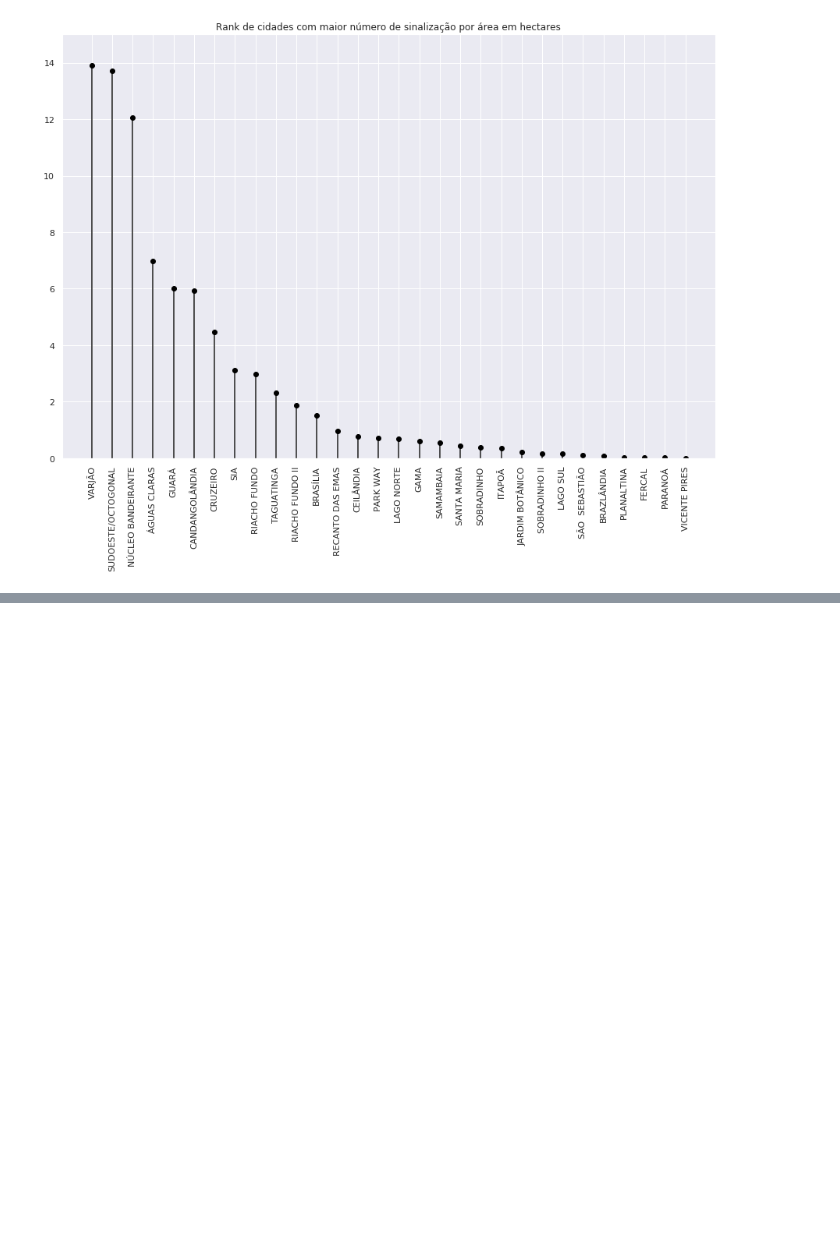
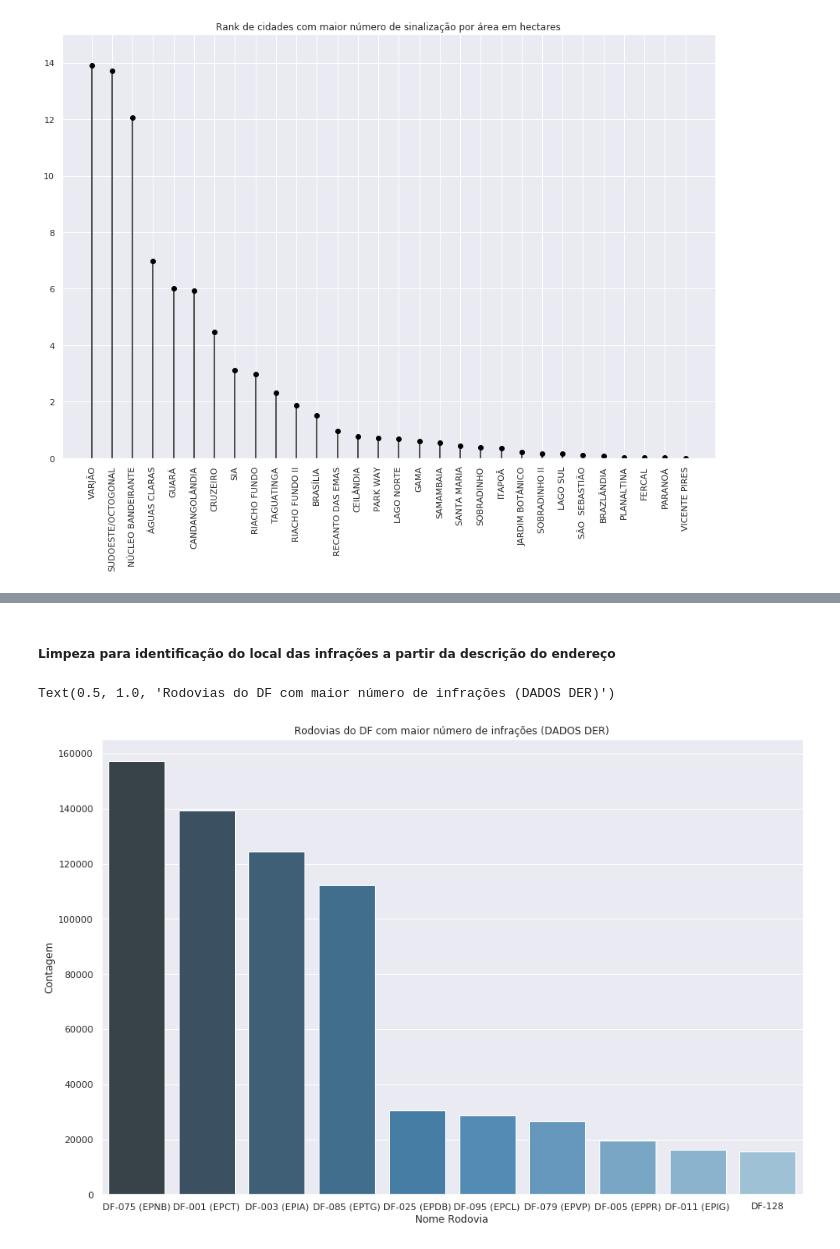
Before and after one commit to IagoCarvalho/tcc_scripts, a Jupyter notebook: QP03-Analysis.ipynb, the cells around one changed output, grey strips where cells are left out. Drawn from its saved outputs; the diff is of its cells as text; code cells hidden in the pictures; blank space fills up the shorter version.

```diff
--- a/QP03-Analysis.ipynb
+++ b/QP03-Analysis.ipynb
@@ -200,0 +207,39 @@ Text(0.5, 1.0, 'Regiões com maior número de acidentes fatais')
+# %% [markdown]
+##### Limpeza para identificação do local das infrações a partir da descrição do endereço
+# %%
+df_infracoes_der_2018_2019_ra = df_infracoes_der_2018_2019
+df_infracoes_der_2018_2019_ra.auinf_local_rodovia = df_infracoes_der_2018_2019_ra.auinf_local_rodovia.astype(str)
+
+lista_rodovias = []
+
+for rodovia in df_infracoes_der_2018_2019_ra.auinf_local_rodovia:
+    lista_rodovias.append(rodovia)
+
+lista_ids_rodovias = [(wrap(id_rodovia, 10)[0]).upper().replace(' ', '-').replace(' ', '').replace('-DF', 'DF') for id_rodovia in lista_rodovias]
+lista_ids_rodovias = [wrap(id_rodovia, 6)[0] for id_rodovia in lista_ids_rodovias]
+
+df_infracoes_der_2018_2019_ra['ID rodovia'] = lista_ids_rodovias
+# %%
+infracoes_por_rodovia = df_infracoes_der_2018_2019_ra['ID rodovia'].value_counts().reset_index(name = 'contagem')
+infracoes_por_rodovia.columns = ['Nome Rodovia', 'Contagem']
+infracoes_por_rodovia = infracoes_por_rodovia[~infracoes_por_rodovia['Nome Rodovia'].str.contains(" |V|\t")]
+infracoes_por_rodovia = infracoes_por_rodovia[infracoes_por_rodovia['Nome Rodovia'].str.contains("DF")]
+infracoes_por_rodovia = infracoes_por_rodovia.head(n = 10)
+
+dict_ids_rodovias = {'DF-075': 'DF-075 (EPNB)',
+                     'DF-001': 'DF-001 (EPCT)',
+                     'DF-003': 'DF-003 (EPIA)',
+                     'DF-085': 'DF-085 (EPTG)',
+                     'DF-025': 'DF-025 (EPDB)',
+                     'DF-095': 'DF-095 (EPCL)',
+                     'DF-079': 'DF-079 (EPVP)',
+                     'DF-005': 'DF-005 (EPPR)',
+                     'DF-011': 'DF-011 (EPIG)'}
+
+infracoes_por_rodovia = infracoes_por_rodovia.replace(dict_ids_rodovias)
+
+sns.barplot(x = infracoes_por_rodovia['Nome Rodovia'], y = infracoes_por_rodovia['Contagem'], data = infracoes_por_rodovia, palette = "Blues_d")
+plt.title("Rodovias do DF com maior número de infrações (DADOS DER)")
+# %% [output]
+Text(0.5, 1.0, 'Rodovias do DF com maior número de infrações (DADOS DER)')
+[figure, added]
```
Also changed, not shown: parts of 7 cells of this notebook.
